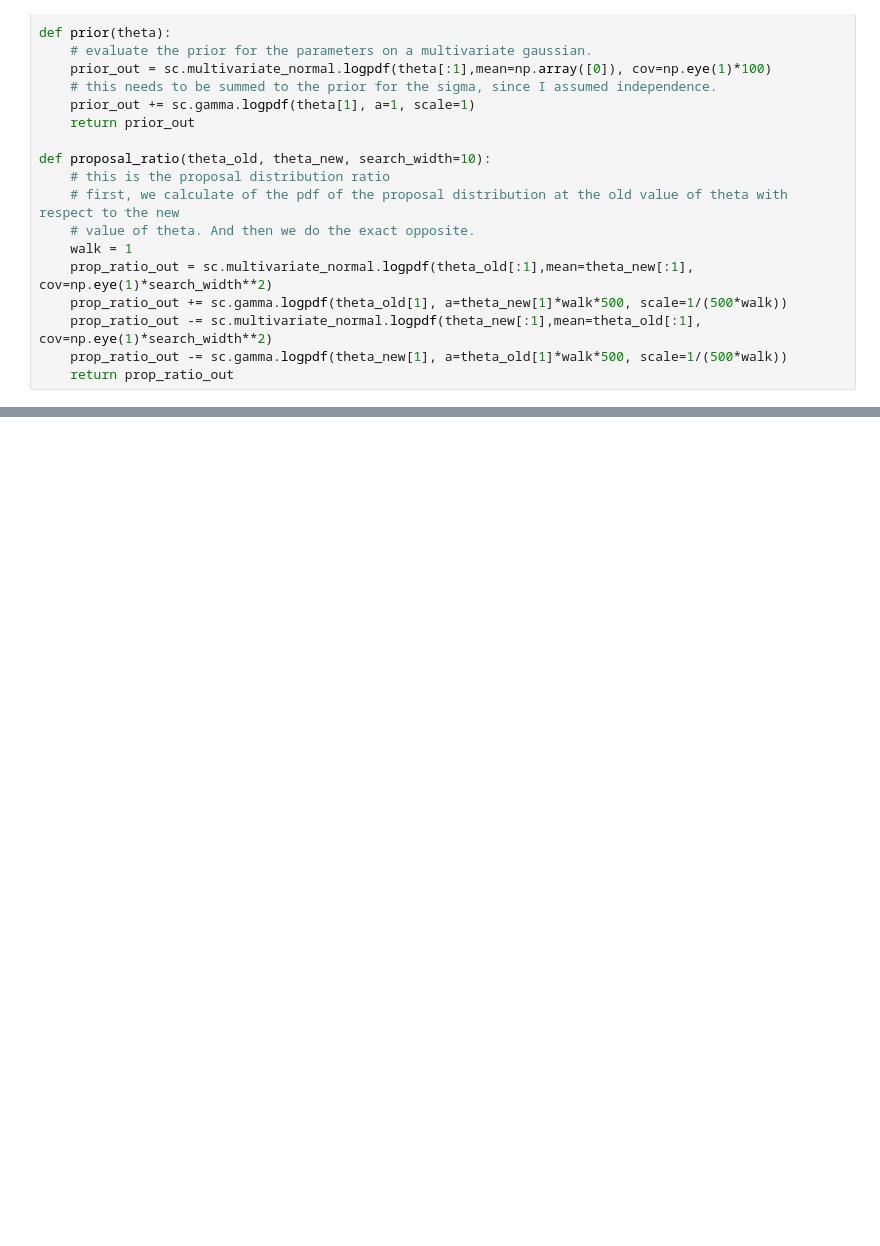
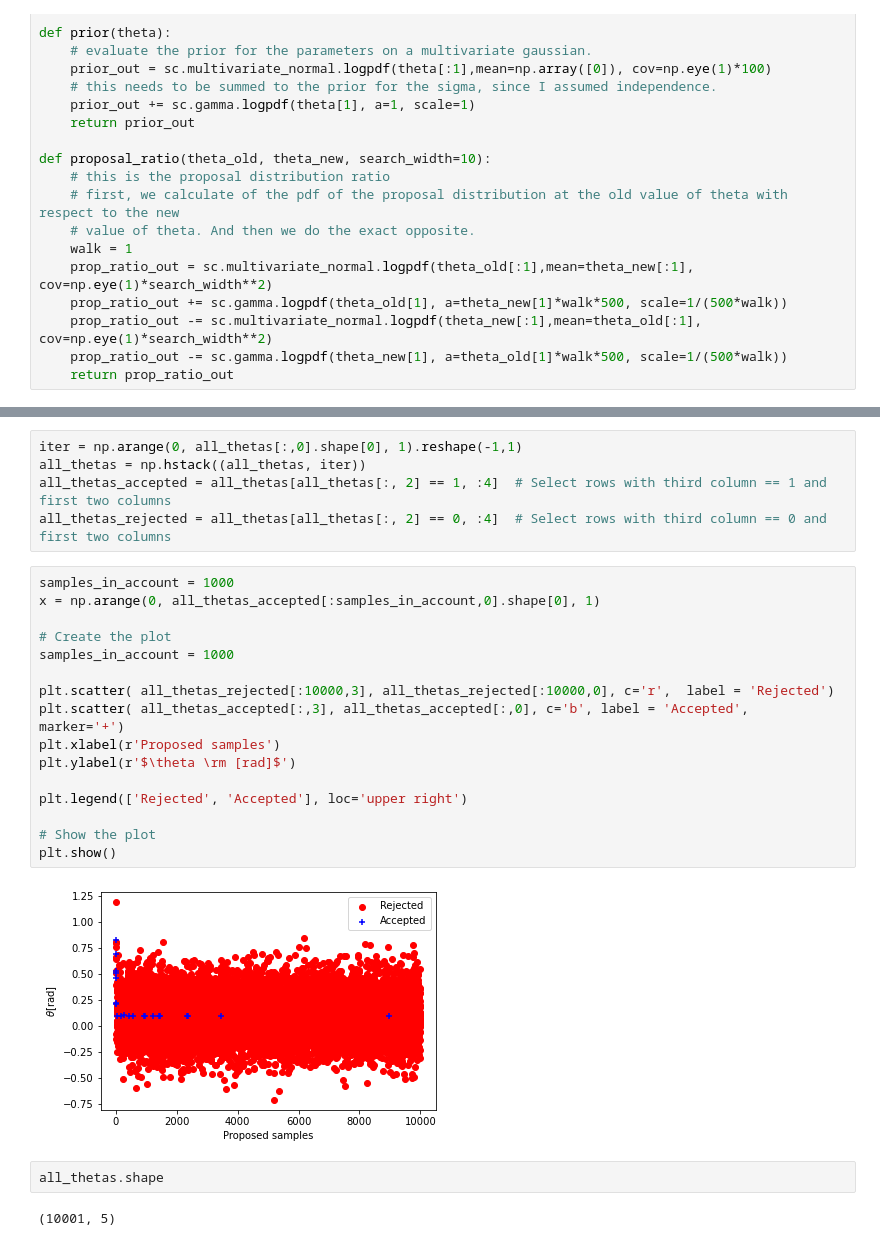
Before and after one commit to JonasGrutter/Stochastic_Vehicle_Model_Ideas, a Jupyter notebook: MH_closed_form.ipynb, the cells around one changed output, grey strips where cells are left out. Drawn from its saved outputs; the diff is of its cells as text; blank space fills up the shorter version.

```diff
--- a/MH_closed_form.ipynb
+++ b/MH_closed_form.ipynb
@@ -220,0 +253,27 @@ plot_column_histograms(thetas_burned)
+# %%
+iter = np.arange(0, all_thetas[:,0].shape[0], 1).reshape(-1,1)
+all_thetas = np.hstack((all_thetas, iter))
+all_thetas_accepted = all_thetas[all_thetas[:, 2] == 1, :4]  # Select rows with third column == 1 and first two columns
+all_thetas_rejected = all_thetas[all_thetas[:, 2] == 0, :4]  # Select rows with third column == 0 and first two columns
+# %%
+samples_in_account = 1000
+x = np.arange(0, all_thetas_accepted[:samples_in_account,0].shape[0], 1)
+
+# Create the plot
+samples_in_account = 1000
+
+plt.scatter( all_thetas_rejected[:10000,3], all_thetas_rejected[:10000,0], c='r',  label = 'Rejected')
+plt.scatter( all_thetas_accepted[:,3], all_thetas_accepted[:,0], c='b', label = 'Accepted',  marker='+')
+plt.xlabel(r'Proposed samples')
+plt.ylabel(r'$\theta \rm [rad]$')
+
+plt.legend(['Rejected', 'Accepted'], loc='upper right')
+
+# Show the plot
+plt.show()
+# %% [output]
+[figure, added]
+# %%
+all_thetas.shape
+# %% [output]
+(10001, 5)
```
Also changed, not shown: parts of 8 cells of this notebook, 24 other files.
